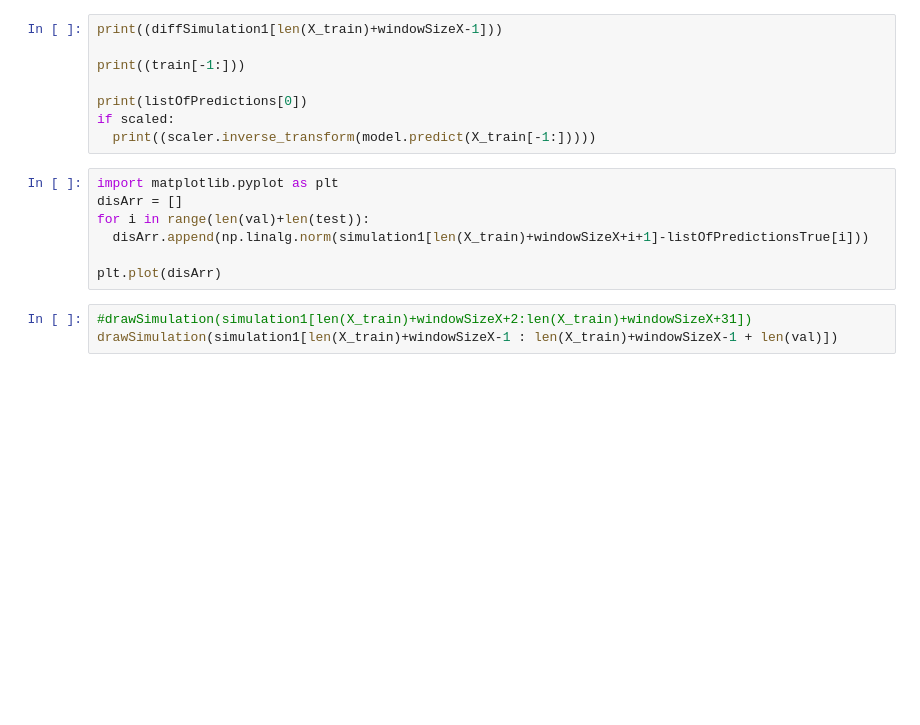
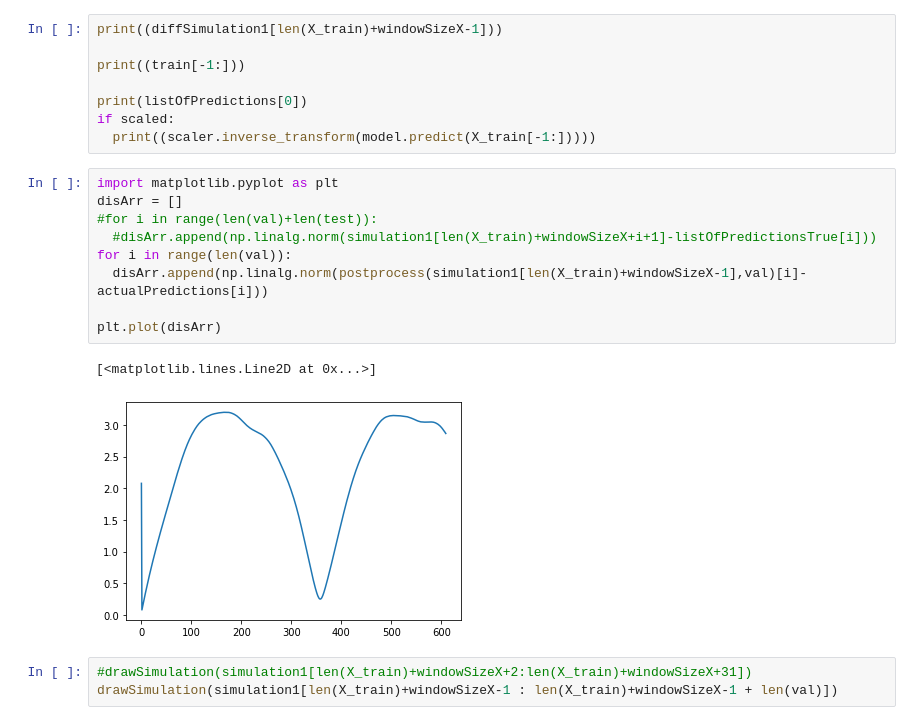
Before and after one commit to tuphr2234/ChaosPrediction, a Jupyter notebook: ThreeBodySimulation_(3).ipynb, the cells around one changed output. Cells and saved outputs as stored; diff of their text form; blank space fills up the shorter version.

```diff
--- a/ThreeBodySimulation_(3).ipynb
+++ b/ThreeBodySimulation_(3).ipynb
@@ -429,10 +430,15 @@ if scaled:
 # %%
 import matplotlib.pyplot as plt
 disArr = []
-for i in range(len(val)+len(test)):
-  disArr.append(np.linalg.norm(simulation1[len(X_train)+windowSizeX+i+1]-listOfPredictionsTrue[i]))
+#for i in range(len(val)+len(test)):
+  #disArr.append(np.linalg.norm(simulation1[len(X_train)+windowSizeX+i+1]-listOfPredictionsTrue[i]))
+for i in range(len(val)):
+  disArr.append(np.linalg.norm(postprocess(simulation1[len(X_train)+windowSizeX-1],val)[i]-actualPredictions[i]))
 
 plt.plot(disArr)
+# %% [output]
+[<matplotlib.lines.Line2D at 0x...>]
+[figure, added]
 # %%
 #drawSimulation(simulation1[len(X_train)+windowSizeX+2:len(X_train)+windowSizeX+31])
 drawSimulation(simulation1[len(X_train)+windowSizeX-1 : len(X_train)+windowSizeX-1 + len(val)])
```
Also changed, not shown: parts of 9 cells of this notebook.
